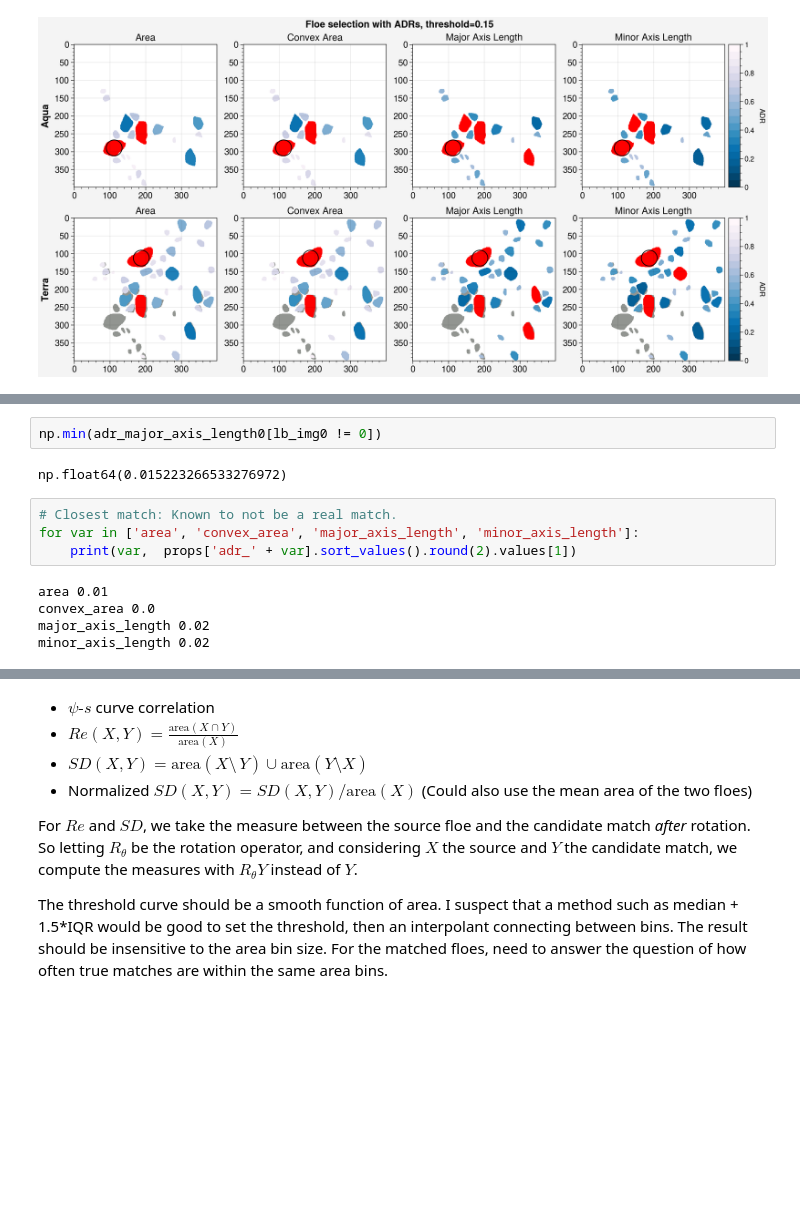
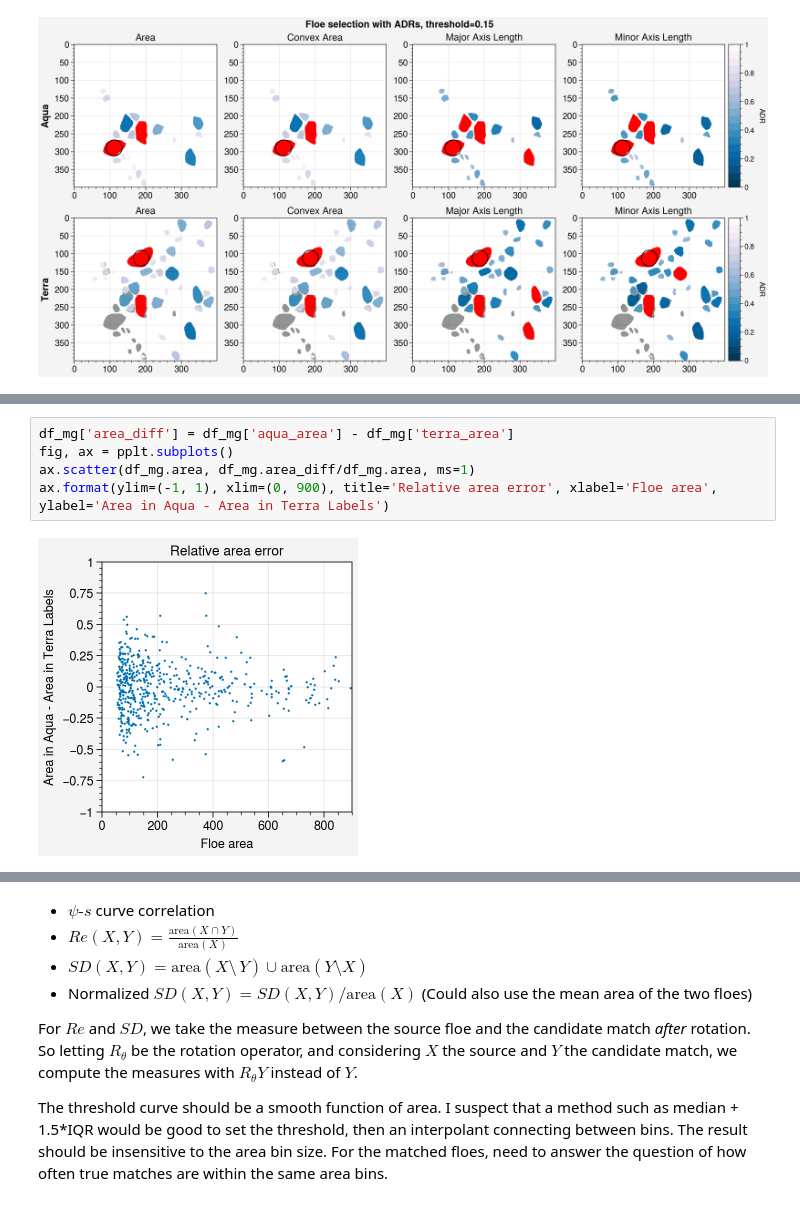
Before and after one commit to danielmwatkins/calval_tgrs, a Jupyter notebook: notebooks/tracker_adr_thresholds.ipynb, the cells around one changed output, grey strips where cells are left out. Drawn from its saved outputs; the diff is of its cells as text; blank space fills up the shorter version.

```diff
--- a/notebooks/tracker_adr_thresholds.ipynb
+++ b/notebooks/tracker_adr_thresholds.ipynb
@@ -286,13 +339,7 @@ axs.format(leftlabels=['Aqua', 'Terra'], suptitle='Floe selection with ADRs, thr
 # %%
-np.min(adr_major_axis_length0[lb_img0 != 0])
+df_mg['area_diff'] = df_mg['aqua_area'] - df_mg['terra_area']
+fig, ax = pplt.subplots()
+ax.scatter(df_mg.area, df_mg.area_diff/df_mg.area, ms=1)
+ax.format(ylim=(-1, 1), xlim=(0, 900), title='Relative area error', xlabel='Floe area', ylabel='Area in Aqua - Area in Terra Labels')
 # %% [output]
-np.float64(0.015223266533276972)
+[figure, added]
-# %%
-# Closest match: Known to not be a real match.
-for var in ['area', 'convex_area', 'major_axis_length', 'minor_axis_length']:
-    print(var,  props['adr_' + var].sort_values().round(2).values[1])
-# %% [output]
-area 0.01
-convex_area 0.0
-major_axis_length 0.02
-minor_axis_length 0.02
```
Also changed, not shown: parts of 25 cells of this notebook, 13 other files.
